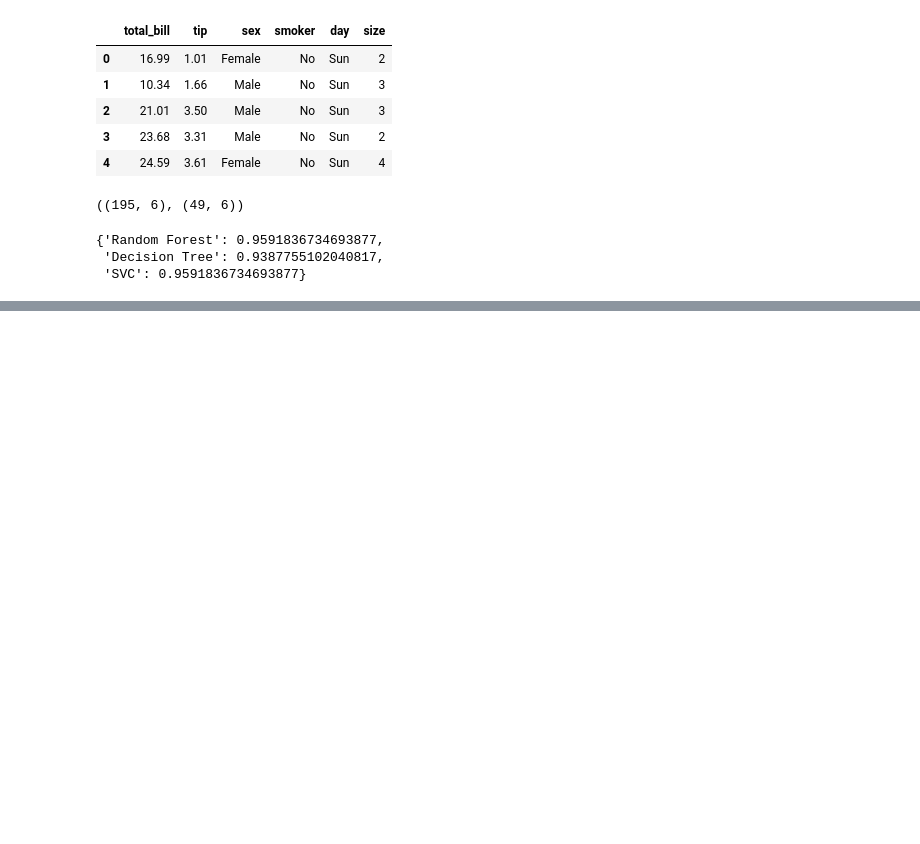
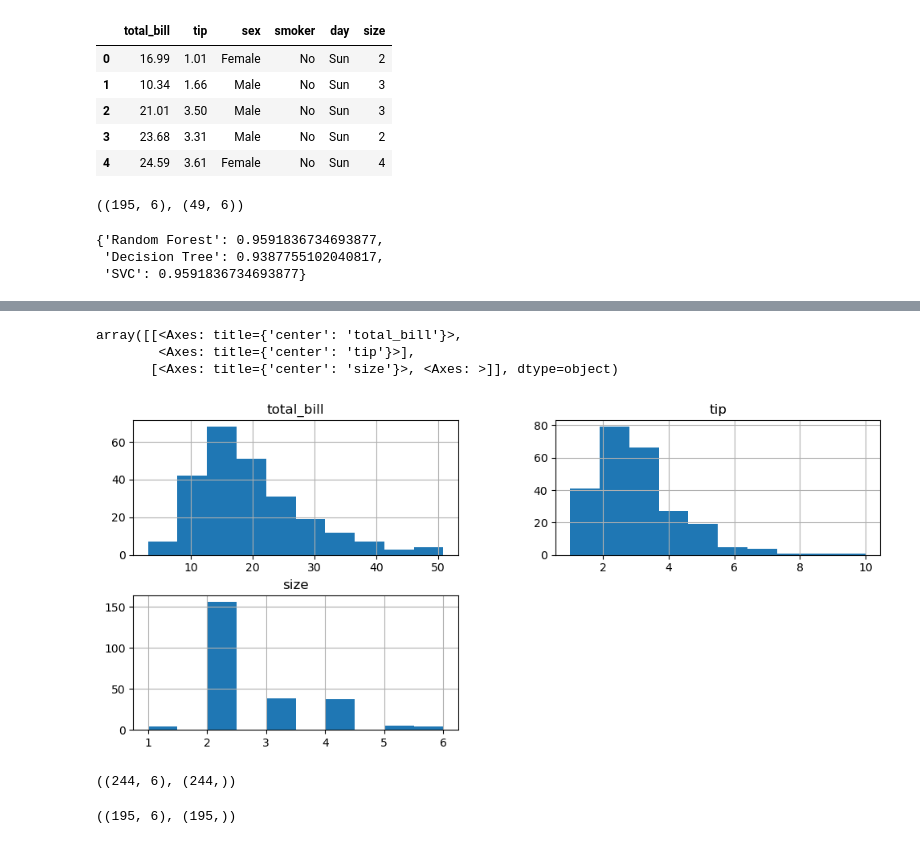
Before and after one commit to tejas05in/pwskills-Data_Science_Masters, a Jupyter notebook: machine learning/ml video practice notebooks/Random Forest Classifer Pipeline and Hyperparameter.ipynb, the cells around one changed output, grey strips where cells are left out. Drawn from its saved outputs; the diff is of its cells as text; code cells hidden in the pictures; blank space fills up the shorter version.

```diff
--- a/machine learning/ml video practice notebooks/Random Forest Classifer Pipeline and Hyperparameter.ipynb
+++ b/machine learning/ml video practice notebooks/Random Forest Classifer Pipeline and Hyperparameter.ipynb
@@ -201,0 +204,4 @@ RandomizedSearchCV(cv=5, estimator=RandomForestClassifier(),
+# %%
+## Prediciting tip from tips dataset
+import seaborn as sns
+df = sns.load_dataset("tips")
@@ -201,0 +246,7 @@ RandomizedSearchCV(cv=5, estimator=RandomForestClassifier(),
+# %%
+df.hist(grid=True,figsize=(12,5))
+# %% [output]
+array([[<Axes: title={'center': 'total_bill'}>,
+        <Axes: title={'center': 'tip'}>],
+       [<Axes: title={'center': 'size'}>, <Axes: >]], dtype=object)
+[figure, added]
@@ -201,0 +258,4 @@ RandomizedSearchCV(cv=5, estimator=RandomForestClassifier(),
+# %%
+X.shape,y.shape
+# %% [output]
+((244, 6), (244,))
@@ -201,0 +265,4 @@ RandomizedSearchCV(cv=5, estimator=RandomForestClassifier(),
+# %%
+X_train.shape , y_train.shape
+# %% [output]
+((195, 6), (195,))
```
Also changed, not shown: parts of 27 cells of this notebook, 1 other file.
